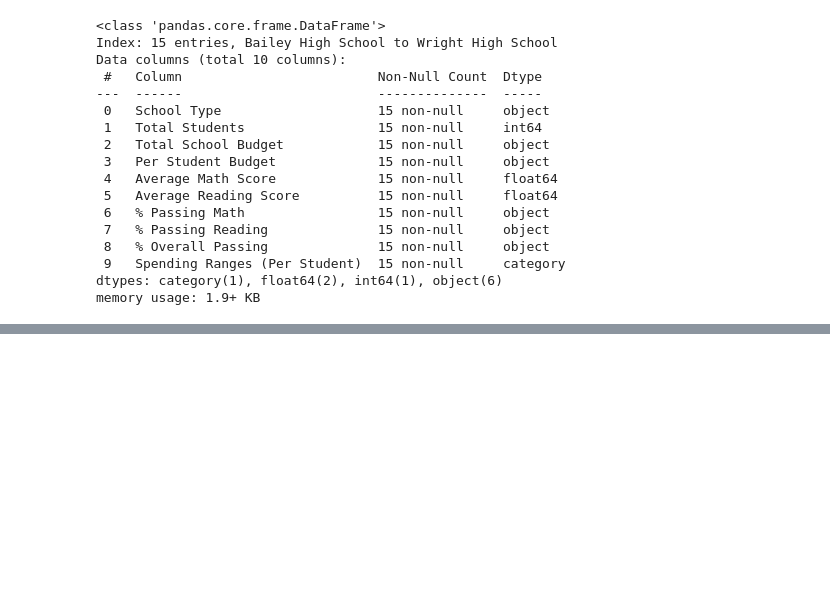
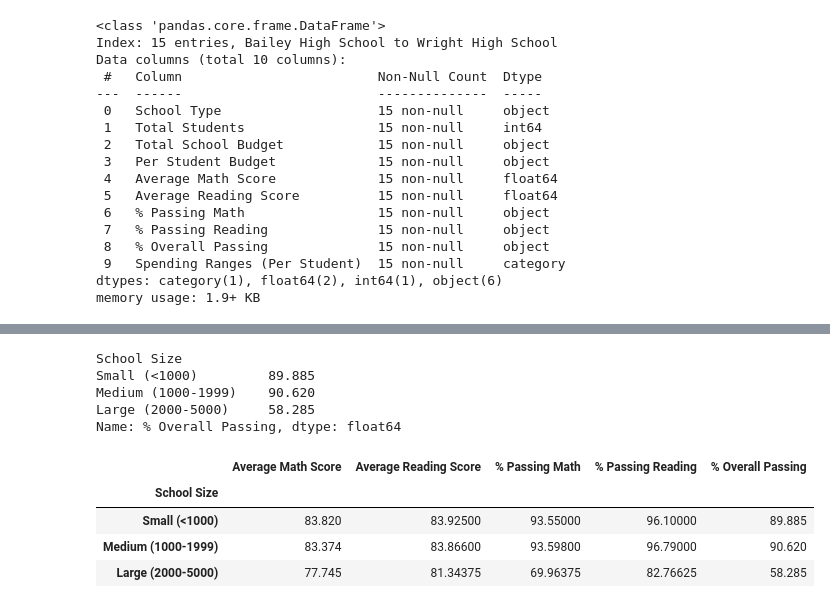
Before and after one commit to hariniratnala/school_District_Analysis, a Jupyter notebook: PyCitySchools_Challenge_testing.ipynb, the cells around one changed output, grey strips where cells are left out. Drawn from its saved outputs; the diff is of its cells as text; code cells hidden in the pictures; blank space fills up the shorter version.

Commit message:
scores by school size.

```diff
--- a/PyCitySchools_Challenge_testing.ipynb
+++ b/PyCitySchools_Challenge_testing.ipynb
@@ -1769,0 +1790,9 @@ spending_summary_df
+# %%
+# Establish the bins.
+size_bins = [0, 999, 1999, 5000]
+group_names = ["Small (<1000)", "Medium (1000-1999)", "Large (2000-5000)"]
+# %%
+# Categorize spending based on the bins.
+per_school_summary_df["School Size"] = pd.cut(per_school_summary_df["Total Students"], size_bins, labels=group_names)
+
+per_school_summary_df.head()
@@ -1769,0 +1806,34 @@ spending_summary_df
+# %%
+# Calculate averages for the desired columns.
+size_math_scores = per_school_summary_df.groupby(["School Size"]).mean()["Average Math Score"]
+size_math_scores
+size_reading_scores = per_school_summary_df.groupby(["School Size"]).mean()["Average Reading Score"]
+size_reading_scores
+size_passing_math = per_school_summary_df.groupby(["School Size"]).mean()["% Passing Math"]
+size_passing_math
+size_passing_reading = per_school_summary_df.groupby(["School Size"]).mean()["% Passing Reading"]
+size_passing_reading
+size_overall_passing = per_school_summary_df.groupby(["School Size"]).mean()["% Overall Passing"]
+size_overall_passing
+# %% [output]
+School Size
+Small (<1000)         89.885
+Medium (1000-1999)    90.620
+Large (2000-5000)     58.285
+Name: % Overall Passing, dtype: float64
+# %%
+# Assemble into DataFrame.
+size_summary_df = pd.DataFrame({
+          "Average Math Score" : size_math_scores,
+          "Average Reading Score": size_reading_scores,
+          "% Passing Math": size_passing_math,
+          "% Passing Reading": size_passing_reading,
+          "% Overall Passing": size_overall_passing})
+
+size_summary_df
+# %% [output]
+|  | Average Math Score | Average Reading Score | % Passing Math | % Passing Reading | % Overall Passing |
+| School Size |  |  |  |  |  |
+| Small (<1000) | 83.820 | 83.92500 | 93.55000 | 96.10000 | 89.885 |
+| Medium (1000-1999) | 83.374 | 83.86600 | 93.59800 | 96.79000 | 90.620 |
+| Large (2000-5000) | 77.745 | 81.34375 | 69.96375 | 82.76625 | 58.285 |
```
Also changed, not shown: parts of 20 cells of this notebook.
